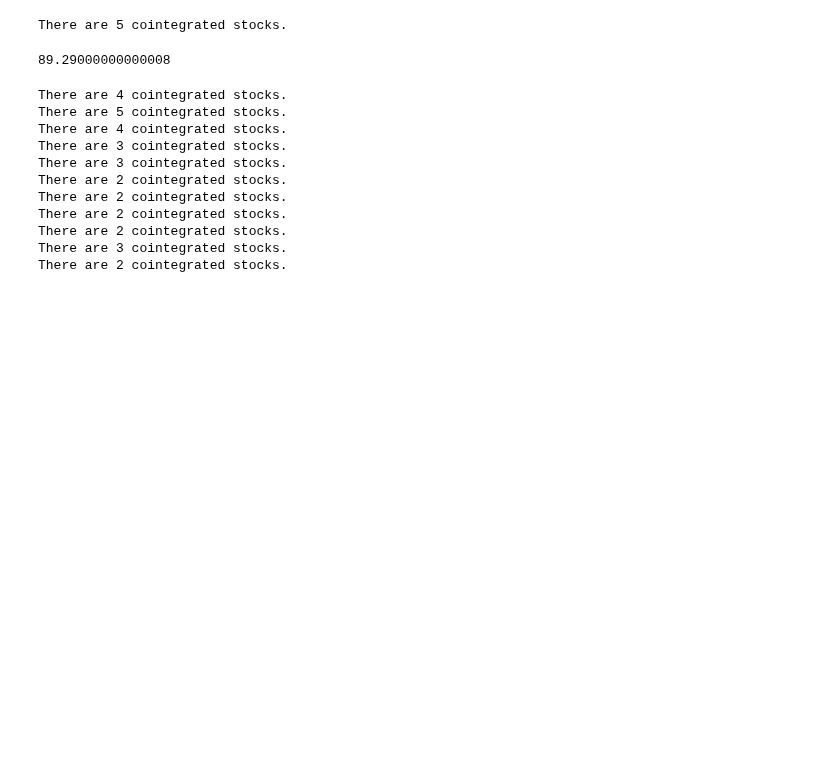
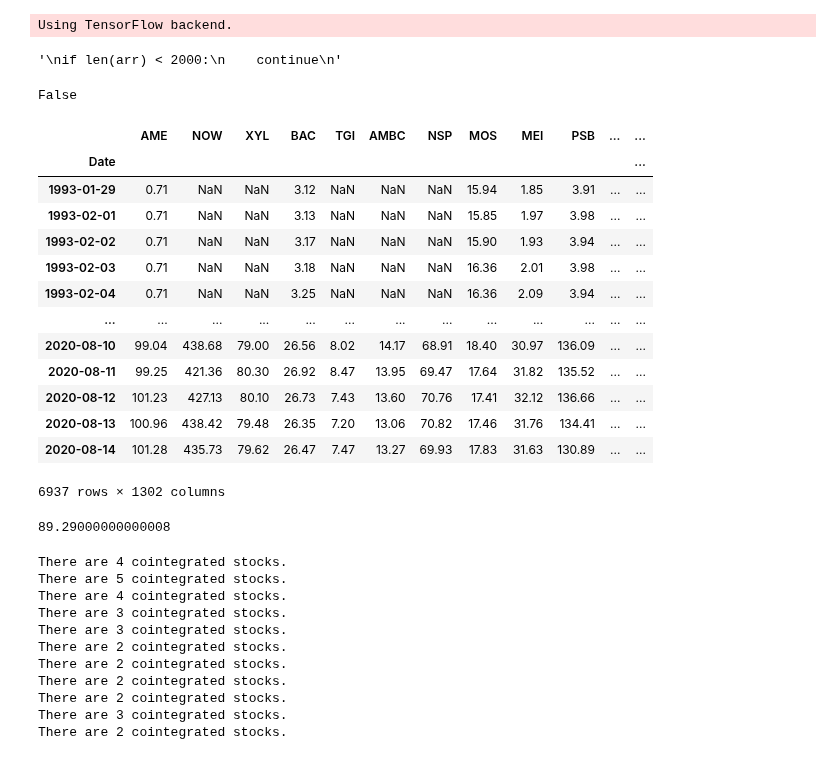
Before and after one commit to HaochengYe/Backtesting, a Jupyter notebook: Test2.ipynb, the cells around one changed output. Saved outputs shown, nothing was run; the diff lists cells and outputs as text; code cells hidden in the pictures; blank space fills up the shorter version.

```diff
--- a/Test2.ipynb
+++ b/Test2.ipynb
@@ -183,7 +183,27 @@ arr = observed_data[tick]
 if len(arr) < 2000:
     continue
 '''
-
-coint_corr = coint_group(tick, observed_data)
 # %% [output]
-There are 5 cointegrated stocks.
+Using TensorFlow backend.
+'\nif len(arr) < 2000:\n    continue\n'
+# %%
+original_data.index[-1] != data.index[-1]
+# %% [output]
+False
+# %%
+data
+# %% [output]
+|  | AME | NOW | XYL | BAC | TGI | AMBC | NSP | MOS | MEI | PSB | ... | ... |
+| Date |  |  |  |  |  |  |  |  |  |  |  | ... |
+| 1993-01-29 | 0.71 | NaN | NaN | 3.12 | NaN | NaN | NaN | 15.94 | 1.85 | 3.91 | ... | ... |
+| 1993-02-01 | 0.71 | NaN | NaN | 3.13 | NaN | NaN | NaN | 15.85 | 1.97 | 3.98 | ... | ... |
+| 1993-02-02 | 0.71 | NaN | NaN | 3.17 | NaN | NaN | NaN | 15.90 | 1.93 | 3.94 | ... | ... |
+| 1993-02-03 | 0.71 | NaN | NaN | 3.18 | NaN | NaN | NaN | 16.36 | 2.01 | 3.98 | ... | ... |
+| 1993-02-04 | 0.71 | NaN | NaN | 3.25 | NaN | NaN | NaN | 16.36 | 2.09 | 3.94 | ... | ... |
+| ... | ... | ... | ... | ... | ... | ... | ... | ... | ... | ... | ... | ... |
+| 2020-08-10 | 99.04 | 438.68 | 79.00 | 26.56 | 8.02 | 14.17 | 68.91 | 18.40 | 30.97 | 136.09 | ... | ... |
+| 2020-08-11 | 99.25 | 421.36 | 80.30 | 26.92 | 8.47 | 13.95 | 69.47 | 17.64 | 31.82 | 135.52 | ... | ... |
+| 2020-08-12 | 101.23 | 427.13 | 80.10 | 26.73 | 7.43 | 13.60 | 70.76 | 17.41 | 32.12 | 136.66 | ... | ... |
+| 2020-08-13 | 100.96 | 438.42 | 79.48 | 26.35 | 7.20 | 13.06 | 70.82 | 17.46 | 31.76 | 134.41 | ... | ... |
+| 2020-08-14 | 101.28 | 435.73 | 79.62 | 26.47 | 7.47 | 13.27 | 69.93 | 17.83 | 31.63 | 130.89 | ... | ... |
+6937 rows × 1302 columns
```
Also changed, not shown: parts of 1 cell of this notebook.
